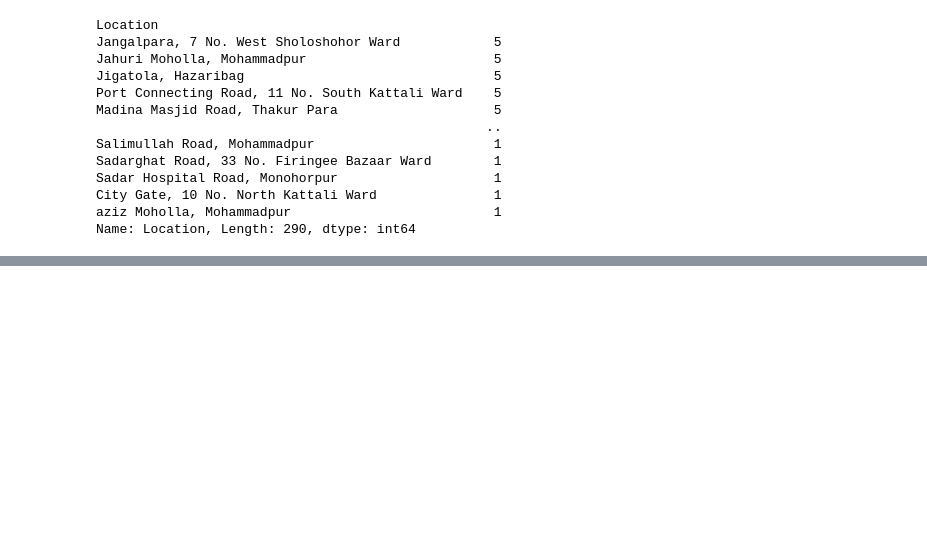
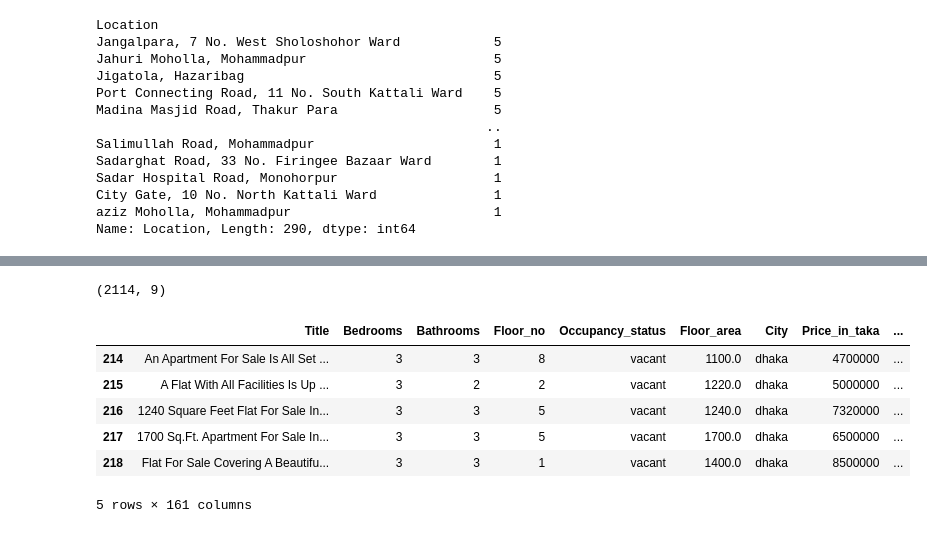
Before and after one commit to S4DIB/house-price-prediction-chattagram, a Jupyter notebook: prediction.ipynb, the cells around one changed output, grey strips where cells are left out. Cells and saved outputs as stored; diff of their text form; code cells hidden in the pictures; blank space fills up the shorter version.

```diff
--- a/prediction.ipynb
+++ b/prediction.ipynb
@@ -312,0 +339,4 @@ fig6.show()
+# %%
+df.shape
+# %% [output]
+(2114, 9)
@@ -313,3 +349,13 @@ fig6.show()
+# %%
+df.head()
+# %% [output]
+|  | Title | Bedrooms | Bathrooms | Floor_no | Occupancy_status | Floor_area | City | Price_in_taka | ... |
+| 214 | An Apartment For Sale Is All Set ... | 3 | 3 | 8 | vacant | 1100.0 | dhaka | 4700000 | ... |
+| 215 | A Flat With All Facilities Is Up ... | 3 | 2 | 2 | vacant | 1220.0 | dhaka | 5000000 | ... |
+| 216 | 1240 Square Feet Flat For Sale In... | 3 | 3 | 5 | vacant | 1240.0 | dhaka | 7320000 | ... |
+| 217 | 1700 Sq.Ft. Apartment For Sale In... | 3 | 3 | 5 | vacant | 1700.0 | dhaka | 6500000 | ... |
+| 218 | Flat For Sale Covering A Beautifu... | 3 | 3 | 1 | vacant | 1400.0 | dhaka | 8500000 | ... |
+5 rows × 161 columns
 # %%
 df_chattogram = df[df["City"] == "chattogram"]
 df_chattogram
```
Also changed, not shown: parts of 33 cells of this notebook.
